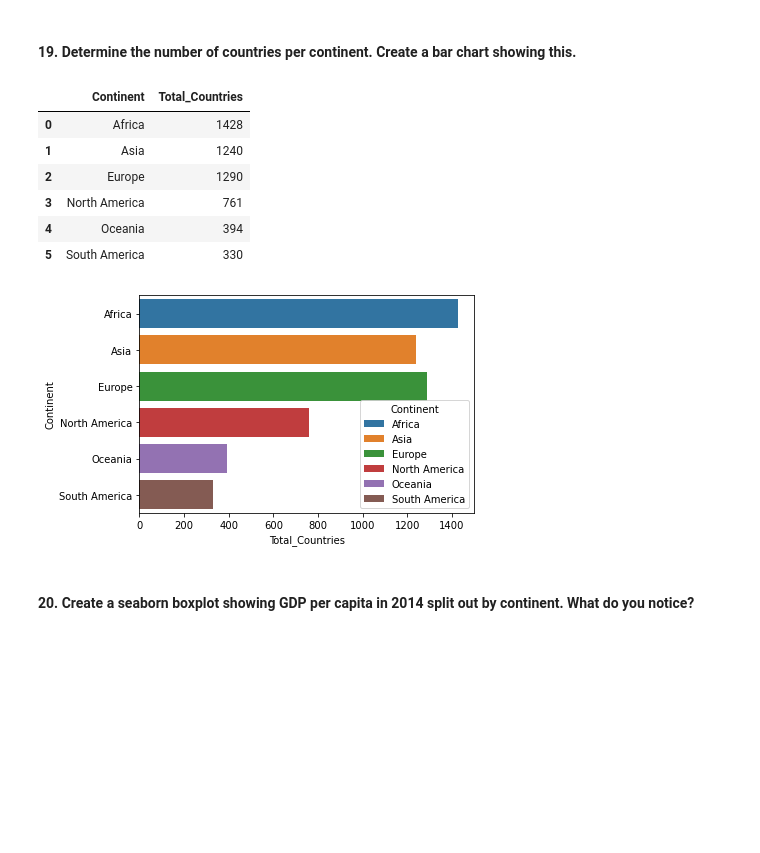
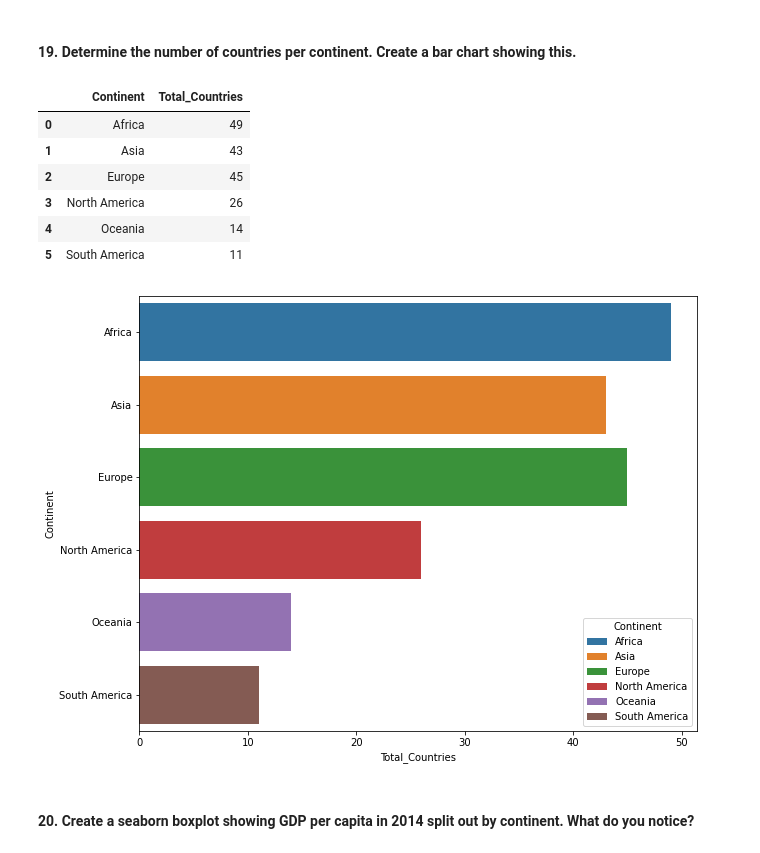
Before and after one commit to nss-data-science-cohort-6/un_data_question-MWeissSharp, a Jupyter notebook: notebooks/UN_Data_Exploration.ipynb, the cells around one changed output. Cells and saved outputs as stored; diff of their text form; code cells hidden in the pictures; blank space fills up the shorter version.

```diff
--- a/notebooks/UN_Data_Exploration.ipynb
+++ b/notebooks/UN_Data_Exploration.ipynb
@@ -383,7 +398,10 @@ Data columns (total 2 columns):
 dtypes: object(2)
 memory usage: 3.5+ KB
 # %%
-gdp_df = pd.merge(continents, gdp_df, how='inner', on='Country')
+gdp_df = pd.merge(continents,
+                  gdp_df,
+                  how='inner',
+                  on='Country')
 gdp_df.info()
 # %% [output]
 <class 'pandas.core.frame.DataFrame'>
@@ -415,21 +433,38 @@ Name: Country, Length: 188, dtype: int64
 # %% [markdown]
 #### 19. Determine the number of countries per continent. Create a bar chart showing this.
 # %%
-cont_count = gdp_df.groupby(['Continent'])['Country'].count().to_frame().reset_index()
-cont_count = cont_count.rename(columns = {'Country' : 'Total_Countries'})
-cont_count
+(
+    gdp_df.groupby(['Continent'])['Country']
+    .nunique()
+    .to_frame()
+    .reset_index()
+    .rename(columns = {'Country' : 'Total_Countries'})
+)
 # %% [output]
 |  | Continent | Total_Countries |
-| 0 | Africa | 1428 |
-| 1 | Asia | 1240 |
-| 2 | Europe | 1290 |
-| 3 | North America | 761 |
-| 4 | Oceania | 394 |
-| 5 | South America | 330 |
+| 0 | Africa | 49 |
+| 1 | Asia | 43 |
+| 2 | Europe | 45 |
+| 3 | North America | 26 |
+| 4 | Oceania | 14 |
+| 5 | South America | 11 |
 # %%
-sns.barplot(data=cont_count, y='Continent', x='Total_Countries', hue='Continent', dodge=False);
+fig, ax = plt.subplots(figsize = (10,8))
+
+sns.barplot(
+            data=gdp_df.groupby(['Continent'])['Country']
+            .nunique()
+            .to_frame()
+            .reset_index()
+            .rename(columns = {'Country' : 'Total_Countries'}),
+            y='Continent',
+            x='Total_Countries',
+            hue='Continent',
+            dodge=False,
+            ax=ax
+);
 # %% [output]
-[figure, old version]
+[figure, new version]
 # %% [markdown]
 #### 20. Create a seaborn boxplot showing GDP per capita in 2014 split out by continent. What do you notice?
 # %%
```
Also changed, not shown: parts of 27 cells of this notebook, 1 other file.
